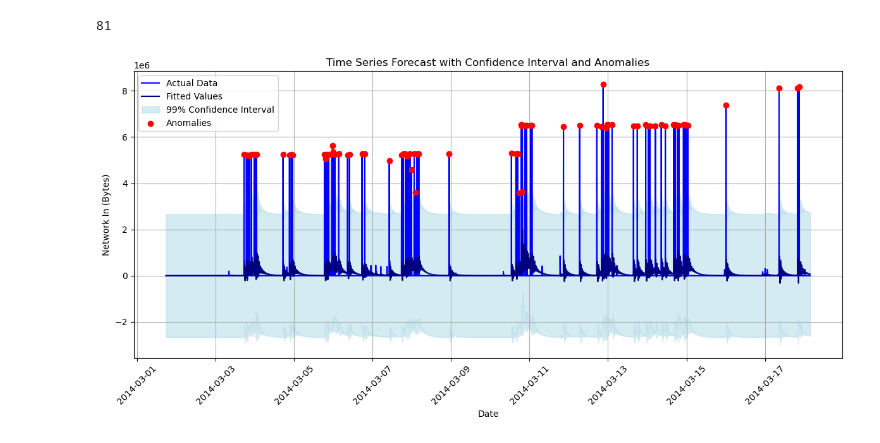
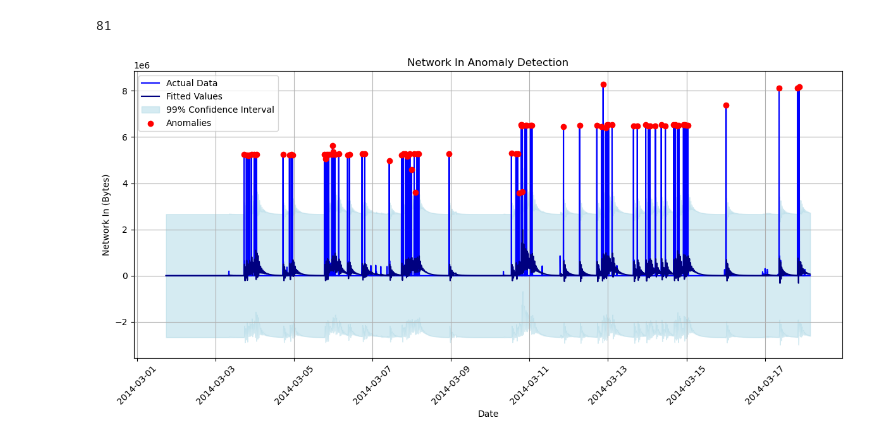
Before and after one commit to harrisvben/arima_ddos_detection, a Jupyter notebook: SCRIPTS/arima-network-in.ipynb, the cells around one changed output. Cells and saved outputs as stored; diff of their text form; code cells hidden in the pictures.

```diff
--- a/SCRIPTS/arima-network-in.ipynb
+++ b/SCRIPTS/arima-network-in.ipynb
@@ -233,24 +233,24 @@ network_in_df["is_anomaly"].sum()
 # %%
 # Plot the forecasted values with the confidence intervals
 plt.figure(figsize=(12, 6))
 plt.plot(network_in_df['timestamp'], network_in_df['value'], label="Actual Data", color='blue')
 plt.plot(network_in_df['timestamp'], fitted_values, label="Fitted Values", color='navy')
 plt.fill_between(network_in_df['timestamp'], lower_bound, upper_bound, color='lightblue', alpha=0.5, label="99% Confidence Interval")
 anomalies = network_in_df[network_in_df["is_anomaly"] == 1]
 plt.scatter(
     anomalies['timestamp'],
     anomalies['value'],
     color='red',
     label="Anomalies",
     zorder=5,
 )
 plt.xlabel("Date")
 plt.ylabel("Network In (Bytes)")
-plt.title("Time Series Forecast with Confidence Interval and Anomalies")
+plt.title("Network In Anomaly Detection")
 plt.legend()
 plt.xticks(rotation=45)
 plt.grid(True)
 plt.tight_layout()
 plt.show()
 # %% [output]
-[figure, old version]
+[figure, new version]
```
Also changed, not shown: 6 other files.
